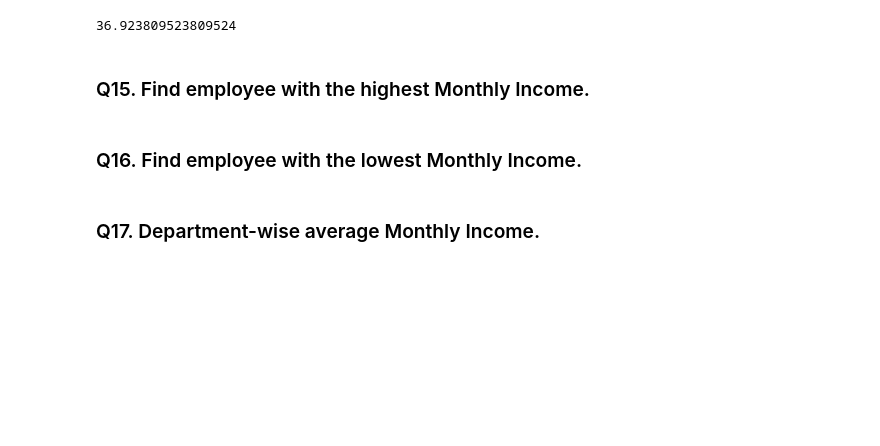
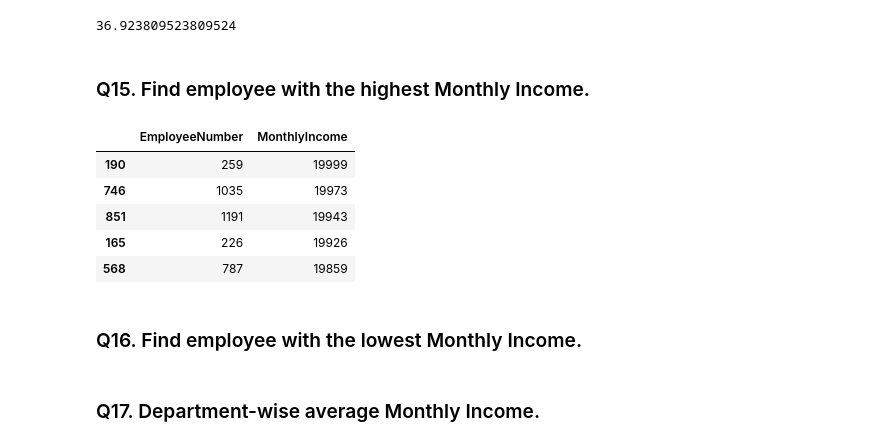
Before and after one commit to suyogy1-bot/Matplotlib_Seaborn, a Jupyter notebook: HR_Attrition_Assignment_Blank.ipynb, the cells around one changed output. Drawn from its saved outputs; the diff is of its cells as text; code cells hidden in the pictures; blank space fills up the shorter version.

```diff
--- a/HR_Attrition_Assignment_Blank.ipynb
+++ b/HR_Attrition_Assignment_Blank.ipynb
@@ -146,4 +164,6 @@ df.duplicated().sum()
 # %% [markdown]
 ### Q11. Convert OverTime column to binary (Yes=1, No=0).
+# %%
+df['OverTime_binary'] = df['OverTime'].map({'Yes': 1, 'No': 0})
 # %% [markdown]
 ### Q12. Find average Monthly Income.
@@ -157,6 +205,17 @@ df['Age'].mean()
 36.923809523809524
 # %% [markdown]
 ### Q15. Find employee with the highest Monthly Income.
+# %%
+a = df.sort_values('MonthlyIncome', ascending=False).head()
+# %%
+a[['EmployeeNumber', 'MonthlyIncome']].head()
+# %% [output]
+|  | EmployeeNumber | MonthlyIncome |
+| 190 | 259 | 19999 |
+| 746 | 1035 | 19973 |
+| 851 | 1191 | 19943 |
+| 165 | 226 | 19926 |
+| 568 | 787 | 19859 |
 # %% [markdown]
 ### Q16. Find employee with the lowest Monthly Income.
 # %% [markdown]
```
Also changed, not shown: parts of 6 cells of this notebook.
